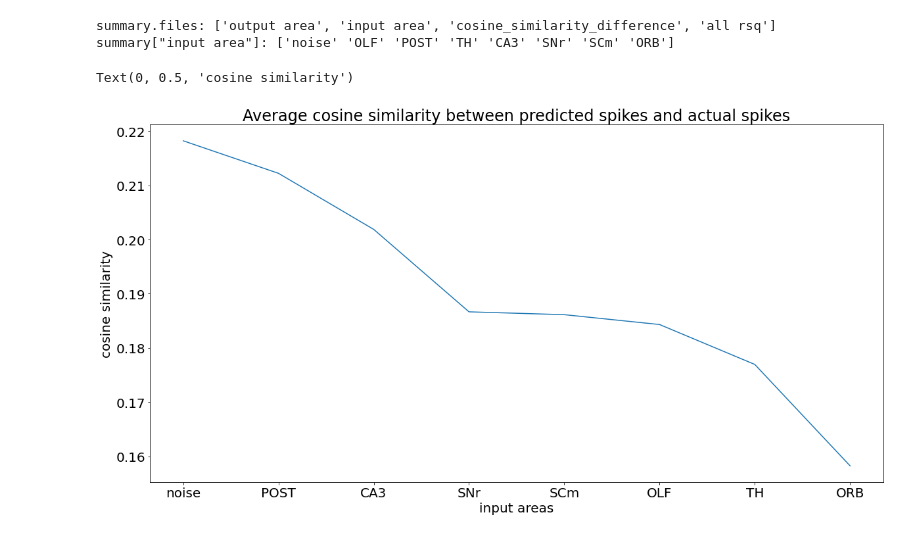
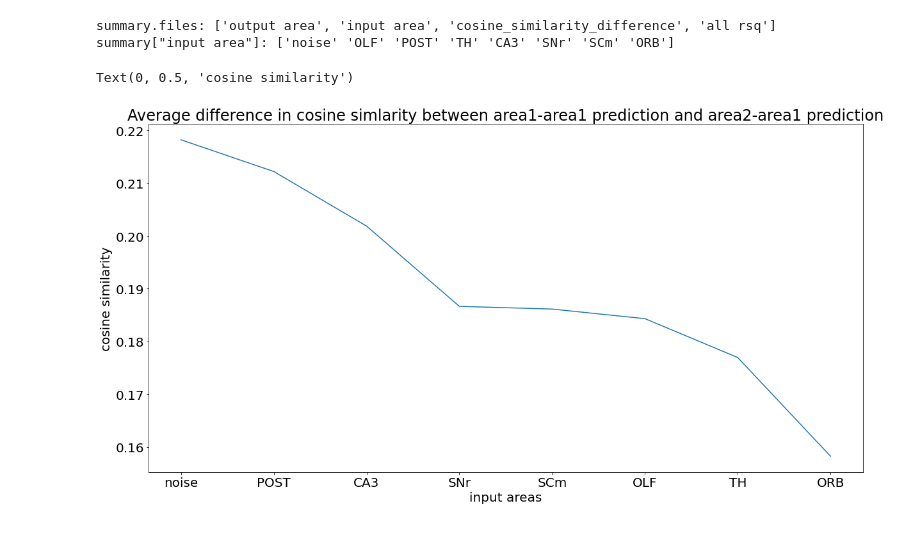
Before and after one commit to cindyhfls/NMA_DL_2021_project, a Jupyter notebook: DifferentRegionsCorrelatedLatents/LoopTemplate.ipynb, the cells around one changed output. Drawn from its saved outputs; the diff is of its cells as text; code cells hidden in the pictures.

Commit message:
fix plot title

```diff
--- a/DifferentRegionsCorrelatedLatents/LoopTemplate.ipynb
+++ b/DifferentRegionsCorrelatedLatents/LoopTemplate.ipynb
@@ -506,17 +506,17 @@ summary["input area"]: ['noise' 'OLF' 'POST' 'TH' 'CA3' 'SNr' 'SCm' 'ORB']
 # %%
 cos_sim_mat = np.array(summary['cosine_similarity_difference']).squeeze()
 input_areas = summary['input area']
 sort_index = np.argsort(cos_sim_mat)[::-1] # sort by average
 
 
 plt.figure()
 plt.rcParams["figure.figsize"] = (20, 10)
 plt.rcParams.update({'font.size': 20})
 plt.plot(cos_sim_mat[sort_index])
 plt.xticks(range(len(sort_index)),input_areas[sort_index])
-plt.title('Average cosine similarity between predicted spikes and actual spikes')
+plt.title('Average difference in cosine simlarity between area1-area1 prediction and area2-area1 prediction')
 plt.xlabel('input areas')
 plt.ylabel('cosine similarity')
 # %% [output]
 Text(0, 0.5, 'cosine similarity')
-[figure, old version]
+[figure, new version]
```
